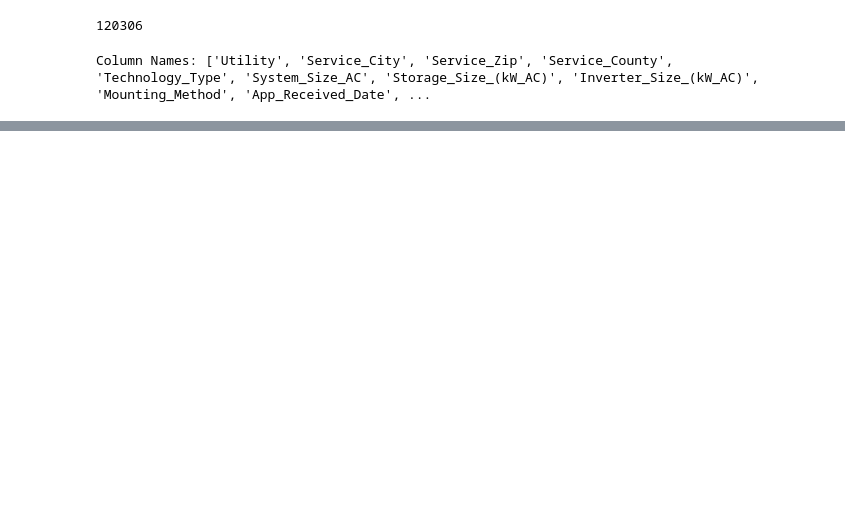
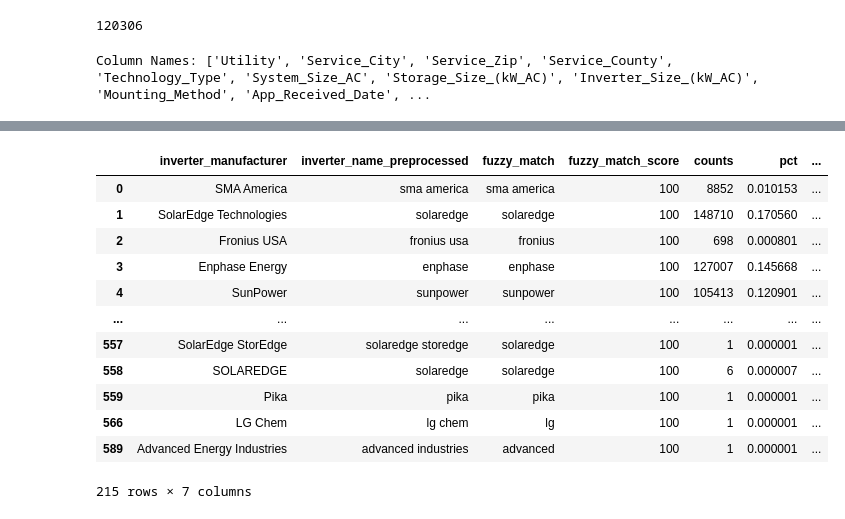
Before and after one commit to ns96/ML_Project, a Jupyter notebook: Cleaning_code.ipynb, the cells around one changed output, grey strips where cells are left out. Cells and saved outputs as stored; diff of their text form; code cells hidden in the pictures; blank space fills up the shorter version.

```diff
--- a/Cleaning_code.ipynb
+++ b/Cleaning_code.ipynb
@@ -831,9 +828,9 @@ ASI
 Lennar
 GCI
 # %%
-# Rename Vivint to Sunrun and  Lennar solar to Sunnova due to acquisitions
+# Rename Vivint to Sunrun, Lennar solar to Sunnova, Solarcity to Tesla due to acquisitions
 
-df['Installer Name_standard_name'] = df['Installer Name_standard_name'].replace({'Vivint': 'Sunrun', 'Lennar': 'Sunnova'})
+df['Installer Name_standard_name'] = df['Installer Name_standard_name'].replace({'Vivint': 'Sunrun', 'Lennar': 'Sunnova', 'SolarCity': 'Tesla'})
 # %%
 # Checking if cleaning worked properly
 top_installers_names = df['Installer Name_standard_name'].value_counts().head(50)
@@ -1079,0 +1169,37 @@ Column Names: ['Utility', 'Service_City', 'Service_Zip', 'Service_County', 'Tech
+# %%
+COMPANY_SUFFIXES = ['com', 'in', 'int', 'international', 'inc', 'incorporated',
+                    'incorporation', 'corp', 'corporation', 'cos', 'co', '& co',
+                    'intl', 'ltd', 'limited', 'plc', 'llc', 'holdings', 'hldgs',
+                    'partners', 'cl', 'pl', 'technology', 'technologies', 'energy']
+import re
+def preprocess(text):
+    # lowercase
+    text = text.lower()
+
+    # removing punctuations in string
+    text = re.sub(r'[^\w\s]', '', text)
+
+    # remove company suffixes:
+    text = ' '.join([p for p in text.split() if p not in COMPANY_SUFFIXES])
+    return text.strip()
+
+# preprocess candidate column
+inverters_preprocessed = {preprocess(txt): txt for txt in inverters.keys()}
+inverters_preprocessed
+
+# preprocess target
+df_inverter_manufacturer['inverter_name_preprocessed'] = df_inverter_manufacturer['inverter_manufacturer'].apply(lambda x: preprocess(x))
+
+# try fuzzy matching
+from thefuzz import process, fuzz
+df_inverter_manufacturer['fuzzy_match'] = df_inverter_manufacturer['inverter_name_preprocessed'].apply(
+    lambda x: process.extractOne(x, inverters_preprocessed.keys(), scorer=fuzz.token_set_ratio))
+
+df_inverter_manufacturer[['fuzzy_match', 'fuzzy_match_score']] = df_inverter_manufacturer['fuzzy_match'].to_list()
+df_inverter_manufacturer
+
+df_inverter_manufacturer['fuzzy_match_score'].value_counts()
+
+# merge with counts to
+df_inverter_manufacturer = df_inverter_manufacturer.merge(df_inverter_manufacturer_counts, on='inverter_manufacturer')
+df_inverter_manufacturer.sort_values(['counts', 'fuzzy_match_score'], ascending=False)
@@ -1079,0 +1253,18 @@ Column Names: ['Utility', 'Service_City', 'Service_Zip', 'Service_County', 'Tech
+# %%
+fuzzy_match_map = df_inverter_manufacturer[df_inverter_manufacturer['fuzzy_match_score'] == 100].copy()
+fuzzy_match_map['standard_name'] = fuzzy_match_map['fuzzy_match'].map(inverters_preprocessed)
+fuzzy_match_map
+# %% [output]
+|  | inverter_manufacturer | inverter_name_preprocessed | fuzzy_match | fuzzy_match_score | counts | pct | ... |
+| 0 | SMA America | sma america | sma america | 100 | 8852 | 0.010153 | ... |
+| 1 | SolarEdge Technologies | solaredge | solaredge | 100 | 148710 | 0.170560 | ... |
+| 2 | Fronius USA | fronius usa | fronius | 100 | 698 | 0.000801 | ... |
+| 3 | Enphase Energy | enphase | enphase | 100 | 127007 | 0.145668 | ... |
+| 4 | SunPower | sunpower | sunpower | 100 | 105413 | 0.120901 | ... |
+| ... | ... | ... | ... | ... | ... | ... | ... |
+| 557 | SolarEdge StorEdge | solaredge storedge | solaredge | 100 | 1 | 0.000001 | ... |
+| 558 | SOLAREDGE | solaredge | solaredge | 100 | 6 | 0.000007 | ... |
+| 559 | Pika | pika | pika | 100 | 1 | 0.000001 | ... |
+| 566 | LG Chem | lg chem | lg | 100 | 1 | 0.000001 | ... |
+| 589 | Advanced Energy Industries | advanced industries | advanced | 100 | 1 | 0.000001 | ... |
+215 rows × 7 columns
```
Also changed, not shown: parts of 60 cells of this notebook.
